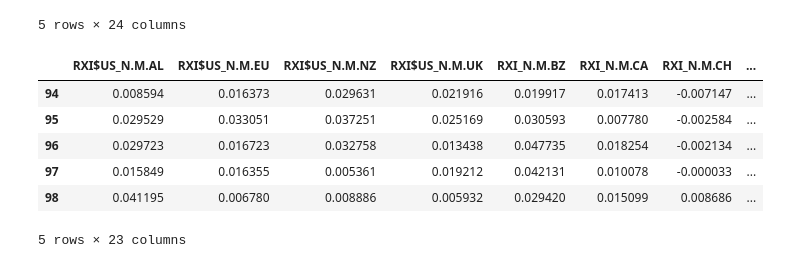
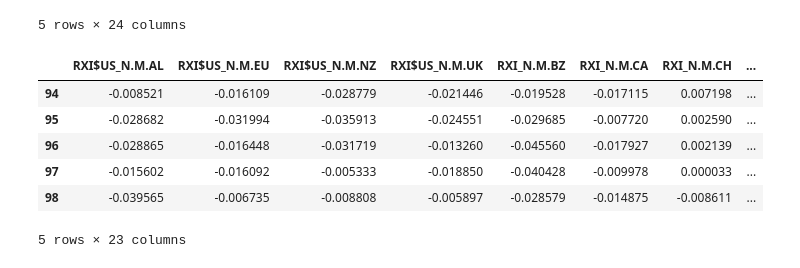
Before and after one commit to yhat/currency-portfolio-optimization, a Jupyter notebook: Currency Portfolio Optimization.ipynb, the cells around one changed output. Drawn from its saved outputs; the diff is of its cells as text; code cells hidden in the pictures.

```diff
--- a/Currency Portfolio Optimization.ipynb
+++ b/Currency Portfolio Optimization.ipynb
@@ -41,11 +41,11 @@ metadata
 | 25 | VENEZUELA -- SPOT EXCHANGE RATE, ... | Currency:_Per_USD | 1 | VEB | H10/H10/RXI_N.M.VE | RXI_N.M.VE |
 # %%
 # Read the rest of the data into a data frame
-currencies = pandas.DataFrame.from_records(data=raw_data[6:], columns=raw_data[5])
+exchange_rates = pandas.DataFrame.from_records(data=raw_data[6:], columns=raw_data[5])
 
 # Filter out NA currencies.
-currencies = currencies[['Time Period'] + list(metadata['Time Period'])]
-currencies.tail()
+exchange_rates = exchange_rates[['Time Period'] + list(metadata['Time Period'])]
+exchange_rates.tail()
 # %% [output]
 |  | Time Period | RXI$US_N.M.AL | RXI$US_N.M.EU | RXI$US_N.M.NZ | RXI$US_N.M.UK | RXI_N.M.BZ | RXI_N.M.CA | ... |
 | 95 | 2014-08 | 0.9309 | 1.3315 | 0.8437 | 1.6700 | 2.2685 | 1.0926 | ... |
@@ -57,35 +57,35 @@ currencies.tail()
 # %%
 # Convert the exchange rate data frame into percentage returns.
 
 # There are two types of conversions we are concerned with:
 #
 # 1. metadata['Currency:'] == 'USD'
 #    value = USD per 1 unit of other currency
 #
 # 2. metadata['Currency:'] != 'USD'
 #    value = units of other currency per 1 USD
 
 rows = []
-for i in range(len(currencies)-1):
+for i in range(len(exchange_rates)-1):
     row = {}
     for tp, cur in zip(metadata['Time Period'], metadata['Currency:']):
-        x1 = float(currencies[tp][i])
-        x2 = float(currencies[tp][i+1])
+        x1 = float(exchange_rates[tp][i])
+        x2 = float(exchange_rates[tp][i+1])
 
         if cur == 'USD':
             x1 = 1.0 / x1
             x2 = 1.0 / x2
 
-        row[tp] = (x2 - x1) / x1
+        row[tp] = (x1 - x2) / x2
     rows.append(row)
 
 returns = pandas.DataFrame(data=rows, columns=list(metadata['Time Period']))
 returns.tail()
 # %% [output]
 |  | RXI$US_N.M.AL | RXI$US_N.M.EU | RXI$US_N.M.NZ | RXI$US_N.M.UK | RXI_N.M.BZ | RXI_N.M.CA | RXI_N.M.CH | ... |
-| 94 | 0.008594 | 0.016373 | 0.029631 | 0.021916 | 0.019917 | 0.017413 | -0.007147 | ... |
-| 95 | 0.029529 | 0.033051 | 0.037251 | 0.025169 | 0.030593 | 0.007780 | -0.002584 | ... |
-| 96 | 0.029723 | 0.016723 | 0.032758 | 0.013438 | 0.047735 | 0.018254 | -0.002134 | ... |
-| 97 | 0.015849 | 0.016355 | 0.005361 | 0.019212 | 0.042131 | 0.010078 | -0.000033 | ... |
-| 98 | 0.041195 | 0.006780 | 0.008886 | 0.005932 | 0.029420 | 0.015099 | 0.008686 | ... |
+| 94 | -0.008521 | -0.016109 | -0.028779 | -0.021446 | -0.019528 | -0.017115 | 0.007198 | ... |
+| 95 | -0.028682 | -0.031994 | -0.035913 | -0.024551 | -0.029685 | -0.007720 | 0.002590 | ... |
+| 96 | -0.028865 | -0.016448 | -0.031719 | -0.013260 | -0.045560 | -0.017927 | 0.002139 | ... |
+| 97 | -0.015602 | -0.016092 | -0.005333 | -0.018850 | -0.040428 | -0.009978 | 0.000033 | ... |
+| 98 | -0.039565 | -0.006735 | -0.008808 | -0.005897 | -0.028579 | -0.014875 | -0.008611 | ... |
 5 rows × 23 columns
```
Also changed, not shown: parts of 7 cells of this notebook.
